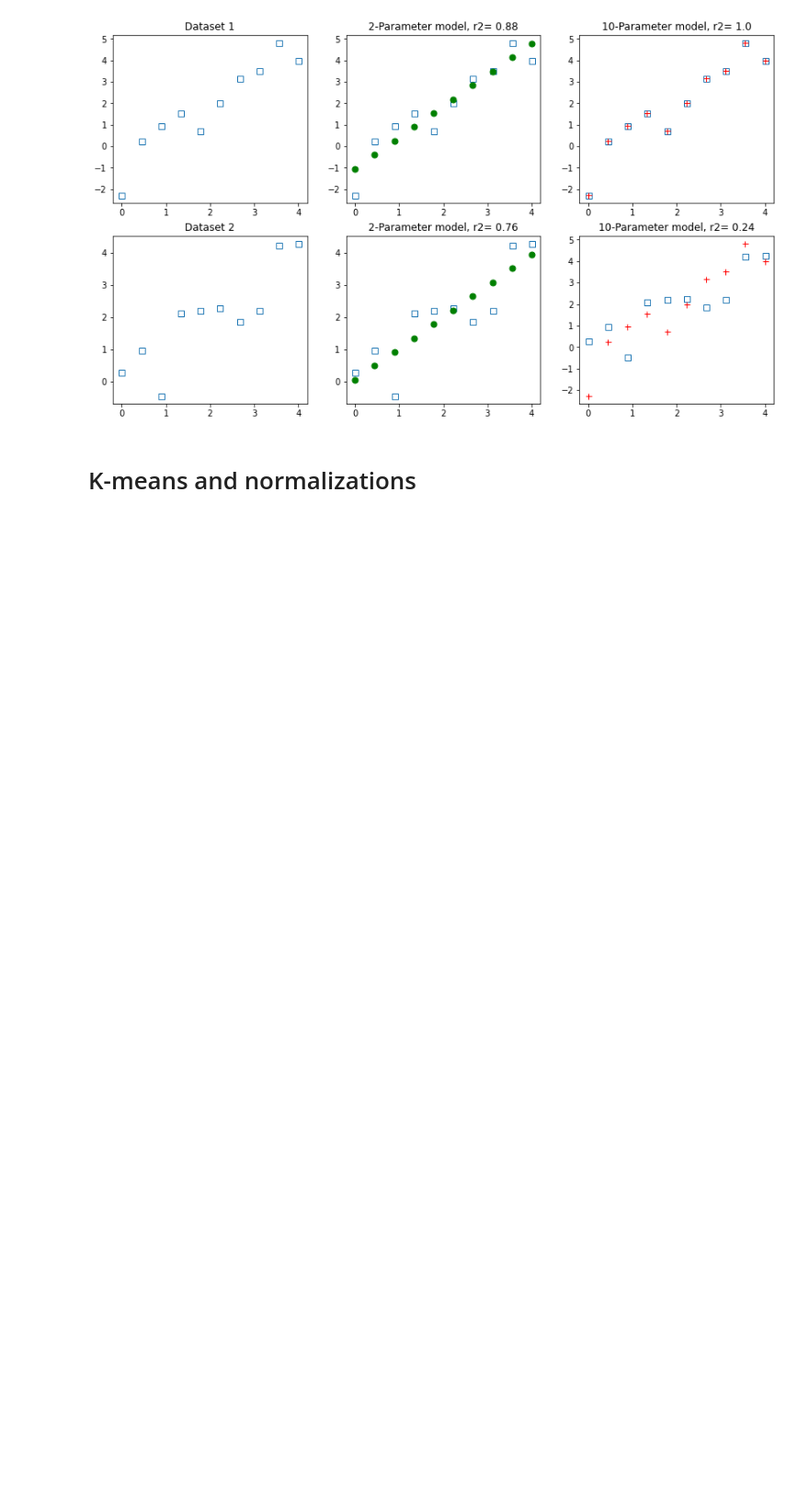
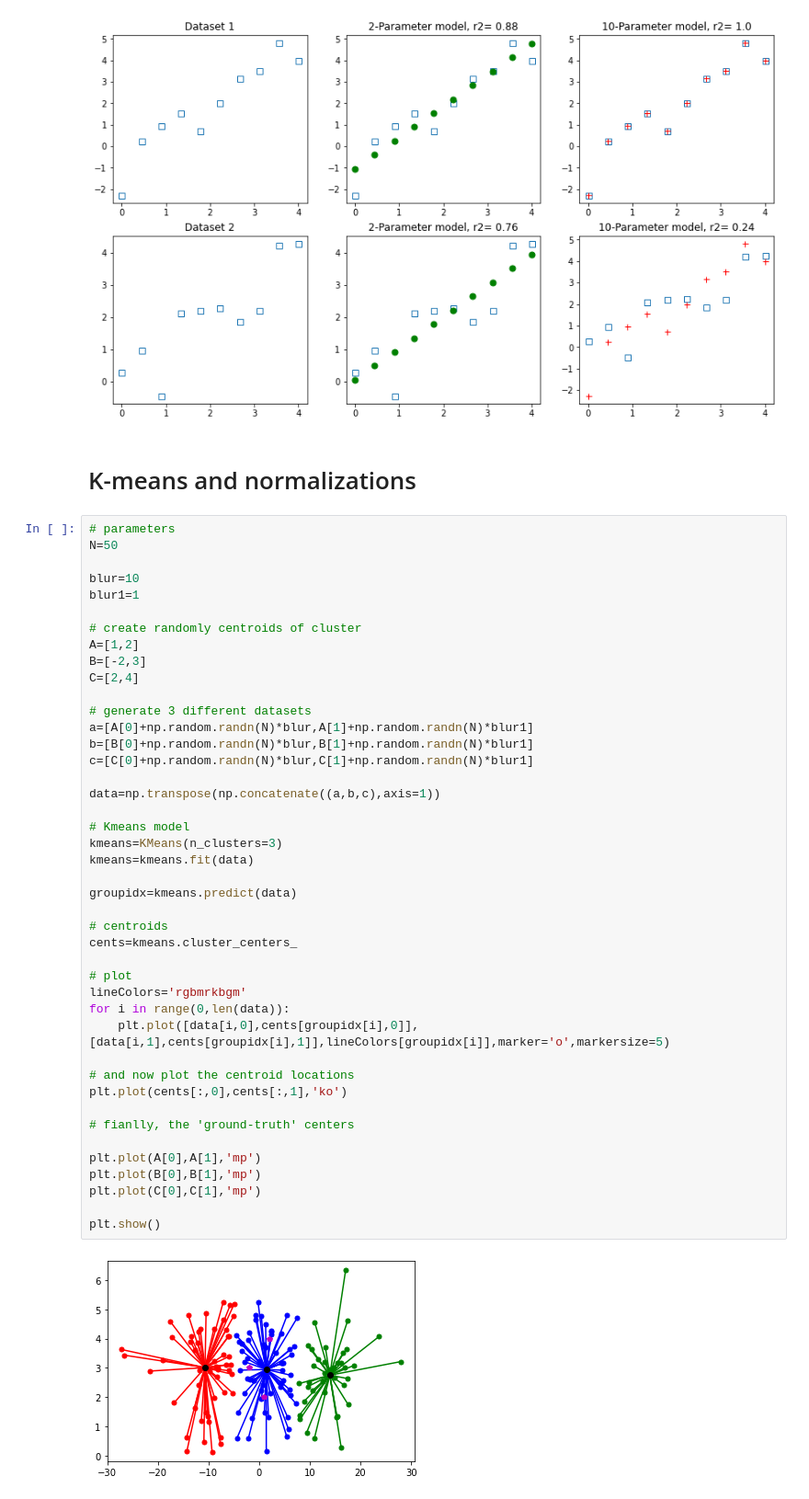
Before and after one commit to aurimas12/unsupervising-learning-task, a Jupyter notebook: notes.ipynb, the cells around one changed output. Shown at 92% size. Saved outputs shown, nothing was run; the diff lists cells and outputs as text; blank space fills up the shorter version.

```diff
--- a/notes.ipynb
+++ b/notes.ipynb
@@ -979,3 +982,48 @@ plt.show()
 [figure]
 # %% [markdown]
 # K-means and normalizations
+# %%
+# parameters
+N=50
+
+blur=10
+blur1=1
+
+# create randomly centroids of cluster
+A=[1,2]
+B=[-2,3]
+C=[2,4]
+
+# generate 3 different datasets
+a=[A[0]+np.random.randn(N)*blur,A[1]+np.random.randn(N)*blur1]
+b=[B[0]+np.random.randn(N)*blur,B[1]+np.random.randn(N)*blur1]
+c=[C[0]+np.random.randn(N)*blur,C[1]+np.random.randn(N)*blur1]
+
+data=np.transpose(np.concatenate((a,b,c),axis=1))
+
+# Kmeans model
+kmeans=KMeans(n_clusters=3)
+kmeans=kmeans.fit(data)
+
+groupidx=kmeans.predict(data)
+
+# centroids
+cents=kmeans.cluster_centers_
+
+# plot
+lineColors='rgbmrkbgm'
+for i in range(0,len(data)):
+    plt.plot([data[i,0],cents[groupidx[i],0]],[data[i,1],cents[groupidx[i],1]],lineColors[groupidx[i]],marker='o',markersize=5)
+
+# and now plot the centroid locations
+plt.plot(cents[:,0],cents[:,1],'ko')
+
+# fianlly, the 'ground-truth' centers
+
+plt.plot(A[0],A[1],'mp')
+plt.plot(B[0],B[1],'mp')
+plt.plot(C[0],C[1],'mp')
+
+plt.show()
+# %% [output]
+[figure, added]
```
Also changed, not shown: parts of 1 cell of this notebook, 1 other file.
